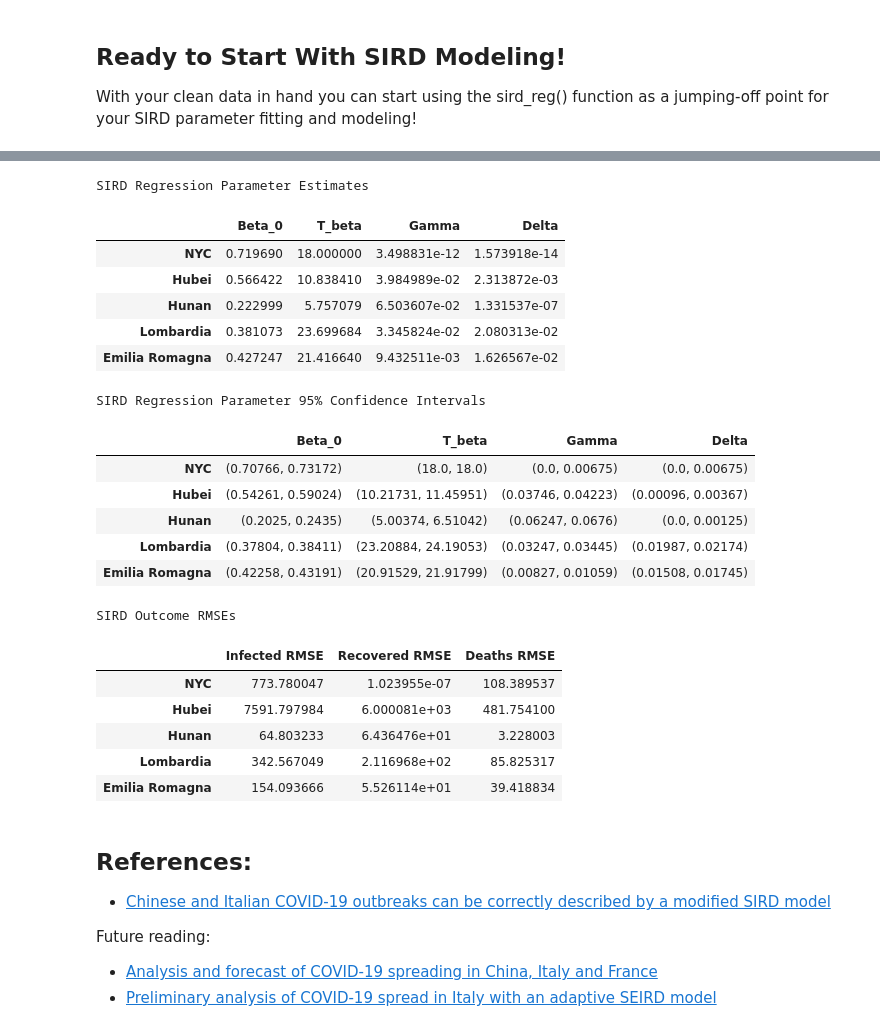
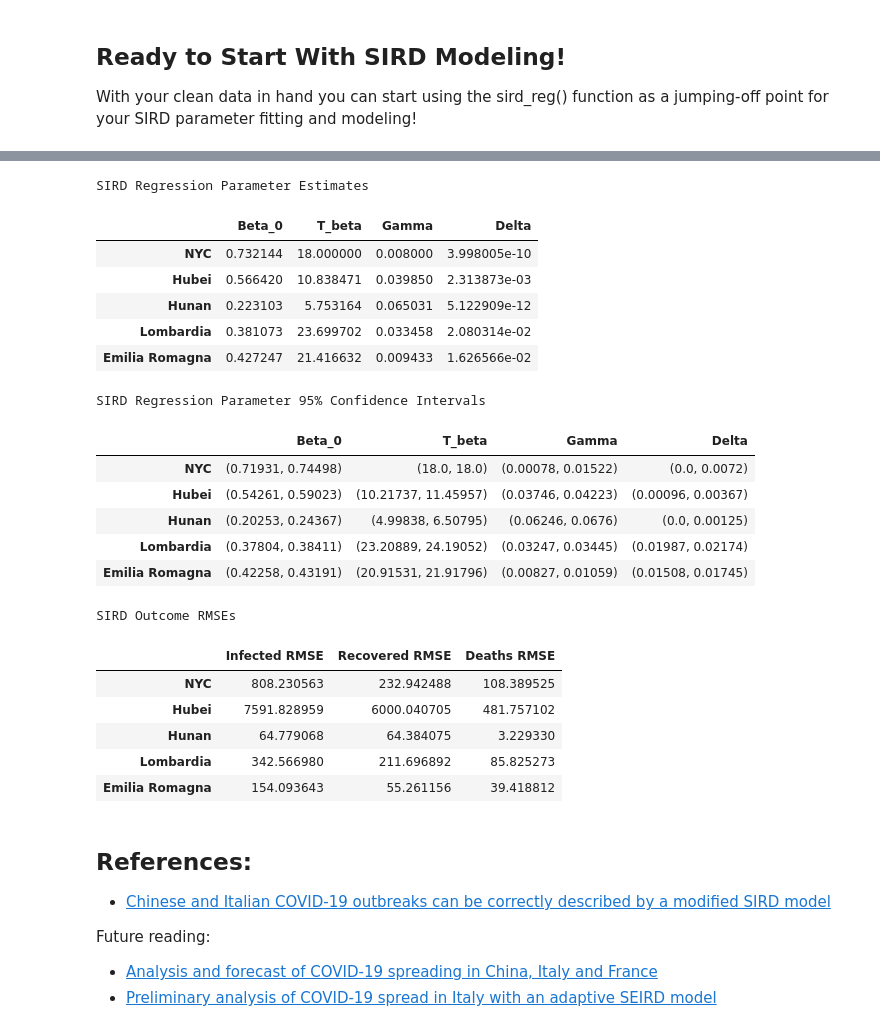
Before and after one commit to jpoles1/open_covid19, a Jupyter notebook: JP_Easy_SIRD.ipynb, the cells around one changed output, grey strips where cells are left out. Drawn from its saved outputs; the diff is of its cells as text; code cells hidden in the pictures.

```diff
--- a/JP_Easy_SIRD.ipynb
+++ b/JP_Easy_SIRD.ipynb
@@ -103,7 +103,10 @@ pop_counts = {"NYC": 8623000, "Hubei": 58500000, "Hunan": 67370000, "Lombardia":
 
 With your clean data in hand you can start using the sird_reg() function as a jumping-off point for your SIRD parameter fitting and modeling!
 # %%
-def sird_reg(locale_data, locale_pop: int, locale_name: str, t_beta_override = None, forecast_days: int = 5, show_ci: bool = True):
+#Setup boundary conditions for non-linear least-squared optimization (beta_0, t_beta, gamma, delta)
+ls_bounds = ([0, 0, 0.008, 0], [1, 60, 1, 0.25]);
+
+def sird_reg(locale_data, locale_pop: int, locale_name: str, t_beta_override = None, ls_bounds=ls_bounds, forecast_days: int = 5, show_ci: bool = True):
     locale_sird = locale_data.copy()
     #Start by converting total confirmed cases to SIRD variables
     locale_sird["Susceptible"] = locale_pop - locale_sird["Confirmed"]
@@ -151,7 +154,7 @@ def sird_reg(locale_data, locale_pop: int, locale_name: str, t_beta_override = N
         return sird_int.ravel()
     #Use non-linear least-squares optimization to fit parameters to known data
     param_est, param_cov = curve_fit(sird_fn, locale_sird.index.values, locale_sird.values.ravel(),
-                                     method="trf", bounds=([0, 0, 0, 0], [1, 60, 1, 0.25]))
+                                     method="trf", bounds=ls_bounds)
     #compute 1x StDev errors for params using diagonal of covariance matrix
     param_stdev = np.sqrt(np.diag(param_cov))
     #Predict SIRD using model, shape will be 1 x (4*# predicted)
@@ -180,52 +183,52 @@ sird_rmse = []
 #Override useful for early data when quarantine measures not yet or still in process.
 t_beta_dict = {"Hubei": None, "Hunan": None, "NYC": 18, "Lombardia": None, "Emilia Romagna": None}
 #Iterate over dictionary of locales and their clean dataframes (created above)
 for (locale, locale_df) in locale_data.items():
     #Run regression and receive parameter estimates/stdevs
     res = sird_reg(locale_df, pop_counts[locale], locale, forecast_days=60, t_beta_override=t_beta_dict[locale])
     #Store parameter estimates and stdev for display later
     sird_param_est.append(res[0])
     sird_param_stdev.append(res[1])
     #Calculate root mean square error (RMSE) for each outcome variable prediction (SIRD)
     plot_data = res[2].dropna()
     infected_rmse = math.sqrt(np.sum((plot_data["Infected"]-plot_data["Projected Infected"]).pow(2))/len(plot_data.index))
     recovered_rmse = math.sqrt(np.sum((plot_data["Recovered"]-plot_data["Projected Recovered"]).pow(2))/len(plot_data.index))
     death_rmse = math.sqrt(np.sum((plot_data["Deaths"]-plot_data["Projected Deaths"]).pow(2))/len(plot_data.index))
     sird_rmse.append([infected_rmse, recovered_rmse, death_rmse])
 print("SIRD Regression Parameter Estimates")
 display(pd.DataFrame(sird_param_est, index=locale_data.keys(), columns=["Beta_0", "T_beta", "Gamma", "Delta"]))
 sird_param_95ci = [zip(np.maximum([0, 0, 0, 0], x - 2*sird_param_stdev[i]).round(5), np.maximum([0, 0, 0, 0], x + 2*sird_param_stdev[i]).round(5)) for i,x in enumerate(sird_param_est)]
 print("\n\nSIRD Regression Parameter 95% Confidence Intervals")
 display(pd.DataFrame(sird_param_95ci, index=locale_data.keys(), columns=["Beta_0", "T_beta", "Gamma", "Delta"]))
 print("\n\nSIRD Outcome RMSEs")
 display(pd.DataFrame(sird_rmse, index=locale_data.keys(), columns=["Infected RMSE", "Recovered RMSE", "Deaths RMSE"]))
 # %% [output]
 [interactive output not drawn]
 [interactive output not drawn]
 [interactive output not drawn]
 [interactive output not drawn]
 [interactive output not drawn]
 SIRD Regression Parameter Estimates
 |  | Beta_0 | T_beta | Gamma | Delta |
-| NYC | 0.719690 | 18.000000 | 3.498831e-12 | 1.573918e-14 |
-| Hubei | 0.566422 | 10.838410 | 3.984989e-02 | 2.313872e-03 |
-| Hunan | 0.222999 | 5.757079 | 6.503607e-02 | 1.331537e-07 |
-| Lombardia | 0.381073 | 23.699684 | 3.345824e-02 | 2.080313e-02 |
-| Emilia Romagna | 0.427247 | 21.416640 | 9.432511e-03 | 1.626567e-02 |
+| NYC | 0.732144 | 18.000000 | 0.008000 | 3.998005e-10 |
+| Hubei | 0.566420 | 10.838471 | 0.039850 | 2.313873e-03 |
+| Hunan | 0.223103 | 5.753164 | 0.065031 | 5.122909e-12 |
+| Lombardia | 0.381073 | 23.699702 | 0.033458 | 2.080314e-02 |
+| Emilia Romagna | 0.427247 | 21.416632 | 0.009433 | 1.626566e-02 |
 SIRD Regression Parameter 95% Confidence Intervals
 |  | Beta_0 | T_beta | Gamma | Delta |
-| NYC | (0.70766, 0.73172) | (18.0, 18.0) | (0.0, 0.00675) | (0.0, 0.00675) |
-| Hubei | (0.54261, 0.59024) | (10.21731, 11.45951) | (0.03746, 0.04223) | (0.00096, 0.00367) |
-| Hunan | (0.2025, 0.2435) | (5.00374, 6.51042) | (0.06247, 0.0676) | (0.0, 0.00125) |
-| Lombardia | (0.37804, 0.38411) | (23.20884, 24.19053) | (0.03247, 0.03445) | (0.01987, 0.02174) |
-| Emilia Romagna | (0.42258, 0.43191) | (20.91529, 21.91799) | (0.00827, 0.01059) | (0.01508, 0.01745) |
+| NYC | (0.71931, 0.74498) | (18.0, 18.0) | (0.00078, 0.01522) | (0.0, 0.0072) |
+| Hubei | (0.54261, 0.59023) | (10.21737, 11.45957) | (0.03746, 0.04223) | (0.00096, 0.00367) |
+| Hunan | (0.20253, 0.24367) | (4.99838, 6.50795) | (0.06246, 0.0676) | (0.0, 0.00125) |
+| Lombardia | (0.37804, 0.38411) | (23.20889, 24.19052) | (0.03247, 0.03445) | (0.01987, 0.02174) |
+| Emilia Romagna | (0.42258, 0.43191) | (20.91531, 21.91796) | (0.00827, 0.01059) | (0.01508, 0.01745) |
 SIRD Outcome RMSEs
 |  | Infected RMSE | Recovered RMSE | Deaths RMSE |
-| NYC | 773.780047 | 1.023955e-07 | 108.389537 |
-| Hubei | 7591.797984 | 6.000081e+03 | 481.754100 |
-| Hunan | 64.803233 | 6.436476e+01 | 3.228003 |
-| Lombardia | 342.567049 | 2.116968e+02 | 85.825317 |
-| Emilia Romagna | 154.093666 | 5.526114e+01 | 39.418834 |
+| NYC | 808.230563 | 232.942488 | 108.389525 |
+| Hubei | 7591.828959 | 6000.040705 | 481.757102 |
+| Hunan | 64.779068 | 64.384075 | 3.229330 |
+| Lombardia | 342.566980 | 211.696892 | 85.825273 |
+| Emilia Romagna | 154.093643 | 55.261156 | 39.418812 |
 # %% [markdown]
 ## References:
 - [Chinese and Italian COVID-19 outbreaks can be correctly described by a modified SIRD model](https://www.medrxiv.org/content/10.1101/2020.03.19.20039388v1)
```
